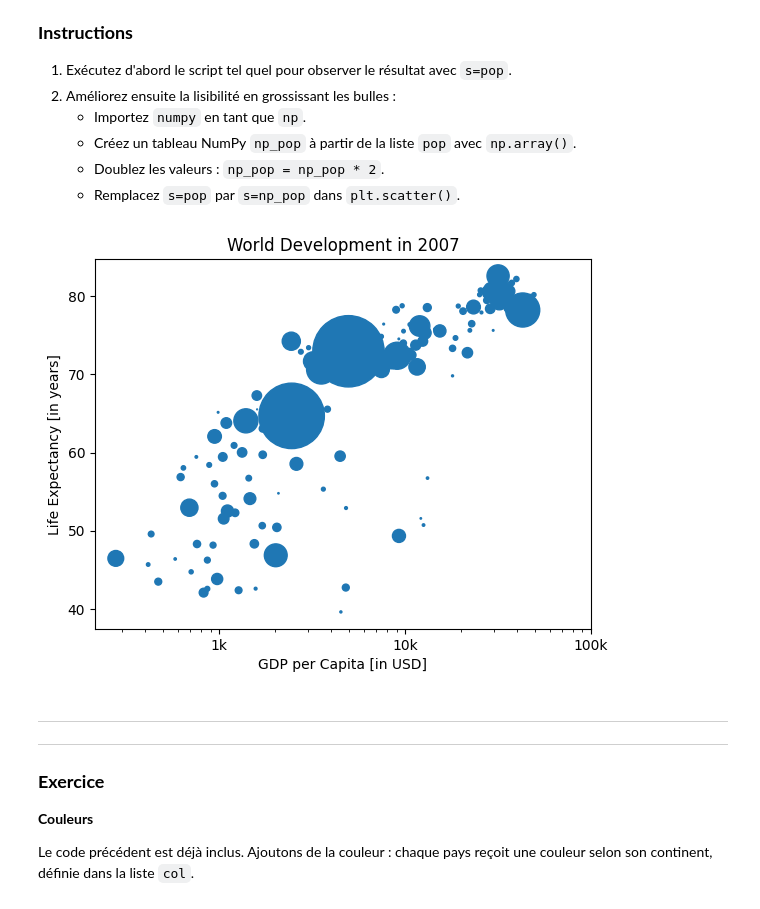
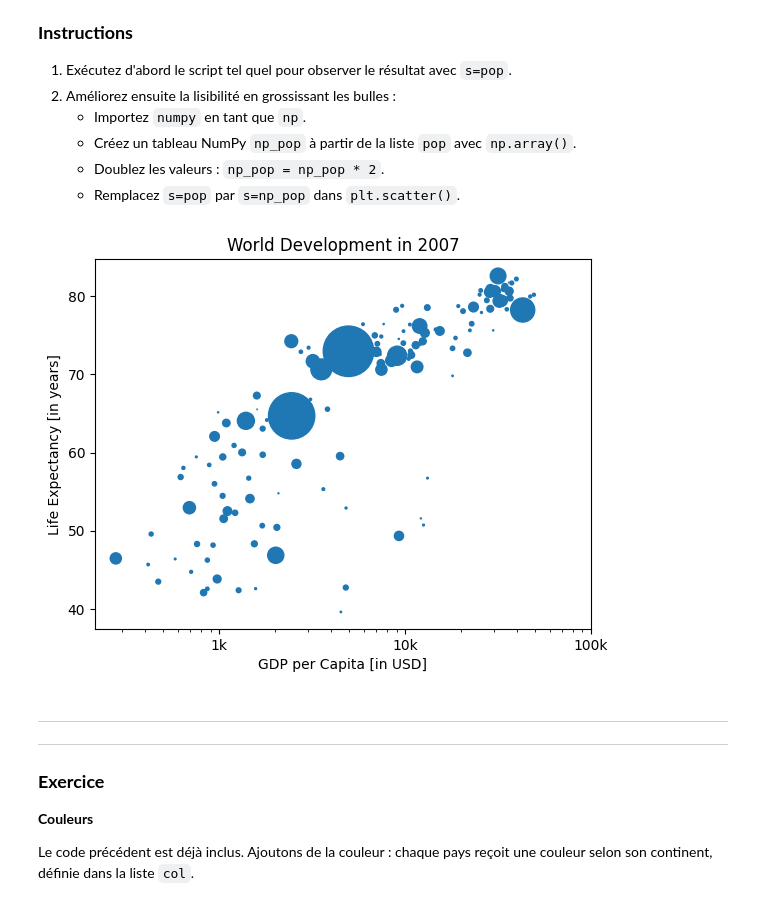
Before and after one commit to etan-spicher/upjv-python-datascience, a Jupyter notebook: td05_enonce.ipynb, the cells around one changed output. Drawn from its saved outputs; the diff is of its cells as text; code cells hidden in the pictures.

```diff
--- a/td05_enonce.ipynb
+++ b/td05_enonce.ipynb
@@ -677,27 +677,27 @@ incluses dans le code.
 # %%
 # Import numpy as np
 import numpy as np
 
 # Store pop as a numpy array: np_pop
 np_pop = np.array(pop)
 
 # Double np_pop
 np_pop = np_pop * 2
 
 # Update: set s argument to np_pop
-plt.scatter(gdp_cap, life_exp, s = np_pop)
+plt.scatter(gdp_cap, life_exp, s = pop)
 
 # Previous customizations
 plt.xscale('log')
 plt.xlabel('GDP per Capita [in USD]')
 plt.ylabel('Life Expectancy [in years]')
 plt.title('World Development in 2007')
 plt.xticks([1000, 10000, 100000],['1k', '10k', '100k'])
 
 # Display the plot
 plt.show()
 # %% [output]
-[figure, old version]
+[figure, new version]
 # %% [markdown]
 ---
 ---
```
Also changed, not shown: parts of 16 cells of this notebook.
